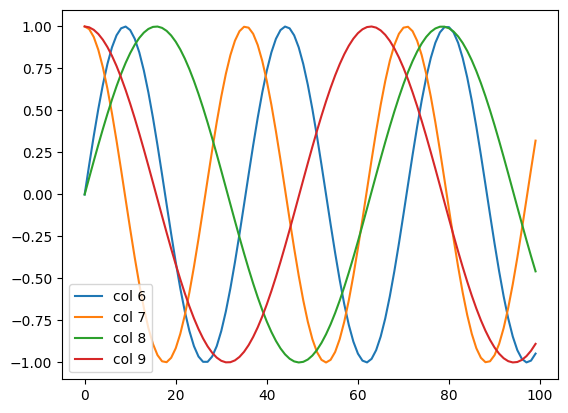
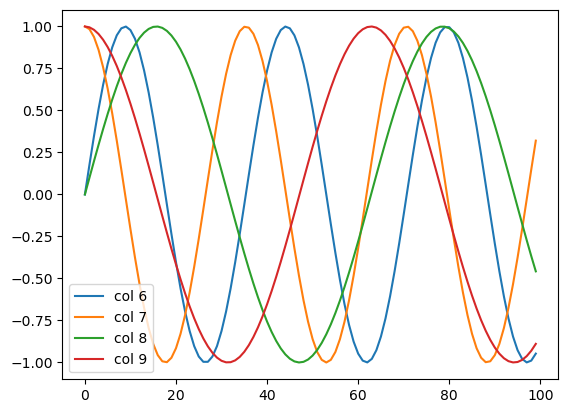
Unified diff of the notebook cell whose output changed from the first chart to the second:
--- before
+++ after
@@ -9,3 +9,4 @@
     plt.plot(pos_encoding.P[0, :, i], label=f"col {i}")
     plt.legend()
+plt.savefig("positional-encoding-waves.jpg")
 plt.show()

Commit: autoencoders